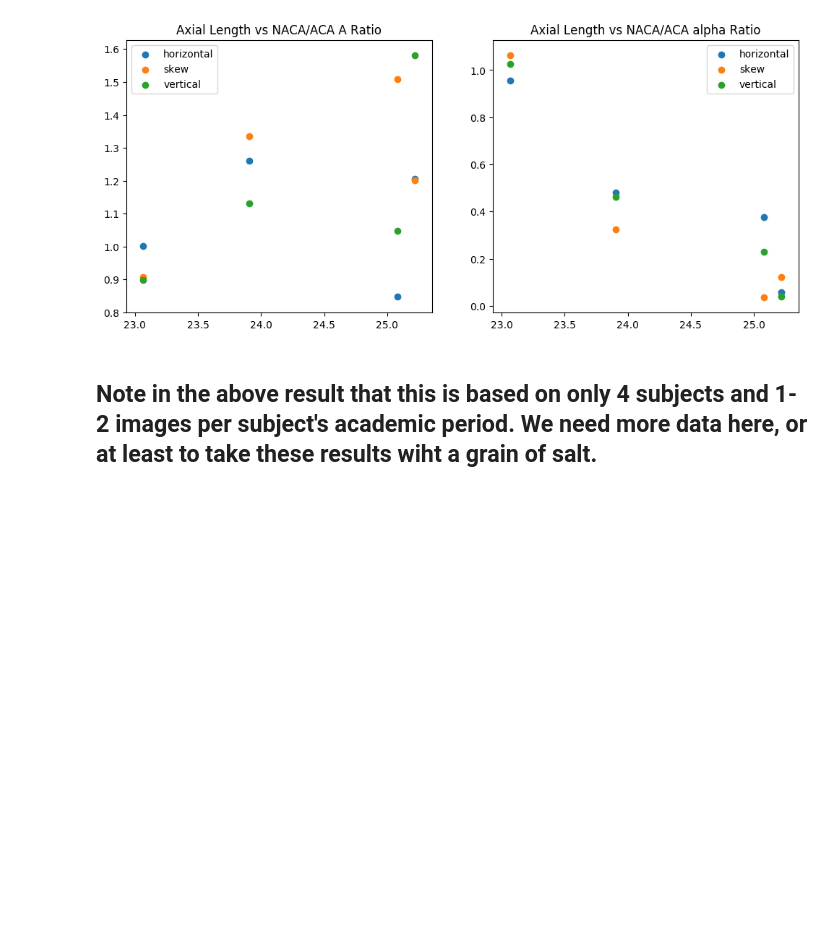
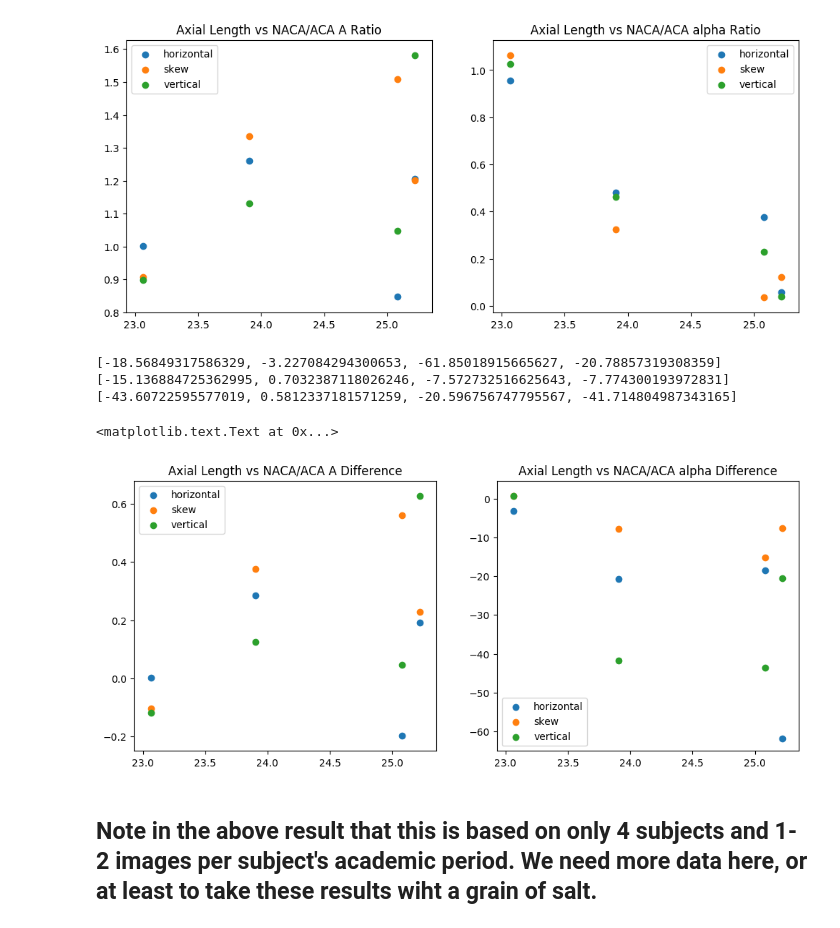
Before and after one commit to Akshugopi/myopiaNaturalScenes, a Jupyter notebook: myopiaNaturalScenes.ipynb, the cells around one changed output. Drawn from its saved outputs; the diff is of its cells as text; code cells hidden in the pictures; blank space fills up the shorter version.

Commit message:
difference calculation for subjecst in both timepoints

```diff
--- a/myopiaNaturalScenes.ipynb
+++ b/myopiaNaturalScenes.ipynb
@@ -1005,6 +1005,43 @@ axes[1].set_title('Axial Length vs NACA/ACA alpha Ratio')
 [0.23073080693360362, 1.0267609551606771, 0.040786728753565885, 0.4629893359525478]
 <matplotlib.text.Text at 0x...>
 [figure]
+# %%
+#plot a fits
+fig, axes = plt.subplots(nrows=1, ncols=2, figsize =(12,5))
+for dirc in ['horizontal','skew','vertical']:
+    a_diffs = []
+    alpha_diffs = []
+    axials = []
+
+    for sub in np.unique(aca_naca_df['subject']):
+        #df[df['first_name'].notnull() & (df['nationality'] == "USA")]
+        subtable = aca_naca_df[(aca_naca_df['subject']== sub) & (aca_naca_df['direction'] == dirc)]
+        a_diff = np.float(np.subtract(subtable[subtable['period']=='aca']['a'],
+                            subtable[subtable['period']=='naca']['a']))
+        alpha_diff = np.float(np.subtract(subtable[subtable['period']=='aca']['alpha'],
+                               subtable[subtable['period']=='naca']['alpha']))
+        a_diffs.append(a_diff)
+        alpha_diffs.append(alpha_diff)
+
+        al = np.max([subtable['AL_OD'].iloc[0],subtable['AL_OS'].iloc[0]])
+        axials.append(al)
+
+
+    #print(axials)
+    print(a_diffs)
+    axes[0].scatter(axials,alpha_diffs,label=dirc)
+    axes[1].scatter(axials,a_diffs,label=dirc)
+
+axes[0].legend()
+axes[0].set_title('Axial Length vs NACA/ACA A Difference')
+axes[1].legend()
+axes[1].set_title('Axial Length vs NACA/ACA alpha Difference')
+# %% [output]
+[-18.56849317586329, -3.227084294300653, -61.85018915665627, -20.78857319308359]
+[-15.136884725362995, 0.7032387118026246, -7.572732516625643, -7.774300193972831]
+[-43.60722595577019, 0.5812337181571259, -20.596756747795567, -41.714804987343165]
+<matplotlib.text.Text at 0x...>
+[figure, added]
 # %% [markdown]
 ## Note in the above result that this is based on only 4 subjects and 1-2 images per subject's academic period. We need more data here, or at least to take these results wiht a grain of salt.
 # %% [markdown]
```
